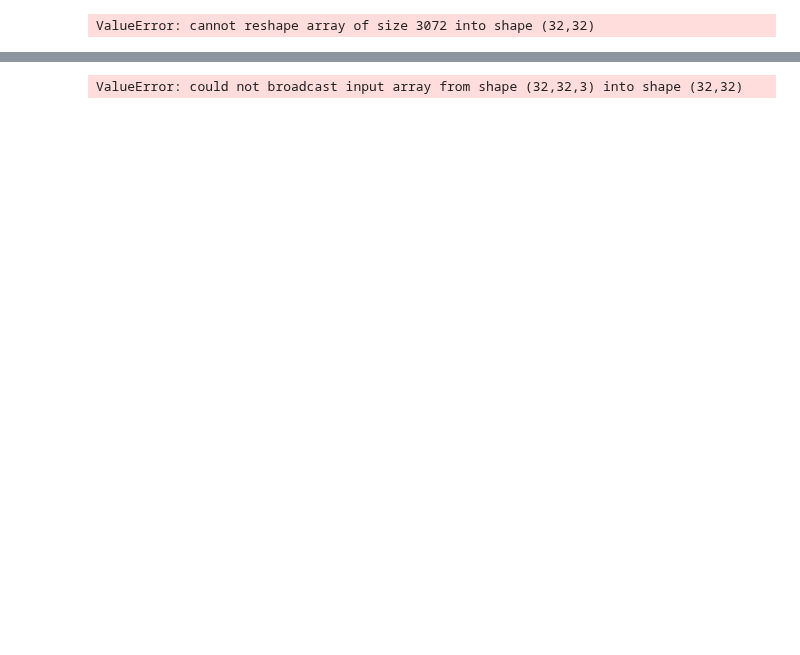
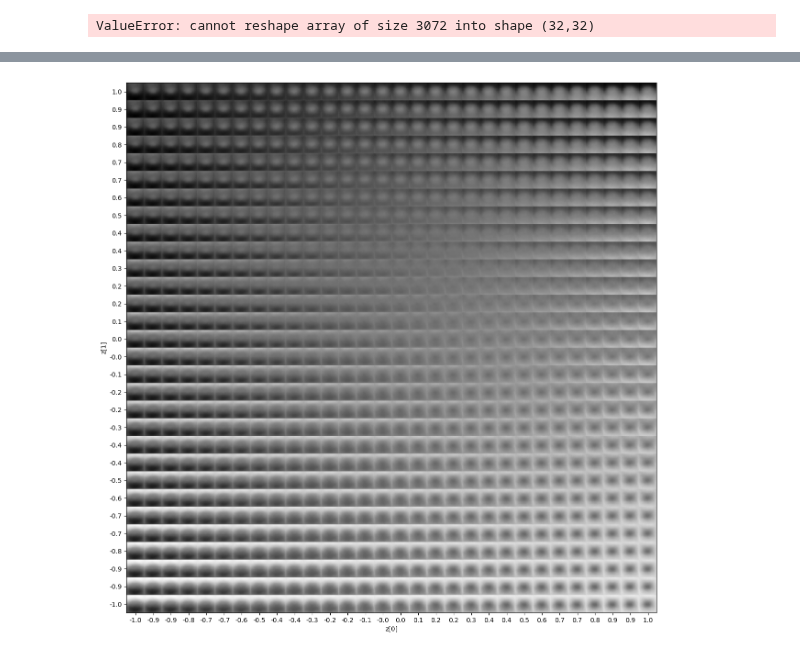
Before and after one commit to AhmedGamal411/DiffusionSpeech2Face, a Jupyter notebook: keras_vae.ipynb, the cells around one changed output, grey strips where cells are left out. Drawn from its saved outputs; the diff is of its cells as text; code cells hidden in the pictures; blank space fills up the shorter version.

```diff
--- a/keras_vae.ipynb
+++ b/keras_vae.ipynb
@@ -234,9 +235,12 @@ def plot_latent_space(vae, n=30, figsize=15):
         for j, xi in enumerate(grid_x):
             z_sample = np.array([[xi, yi]])
             x_decoded = vae.decoder.predict(z_sample)
-            print(x_decoded[0].shape)
-            print(x_decoded.shape)
-            digit = x_decoded[0].reshape(digit_size, digit_size,3)
+            x_decoded = x_decoded[0]
+            b = x_decoded[..., 0]
+            g = x_decoded[..., 1]
+            r = x_decoded[..., 2]
+            gray_image = 0.21 * r + 0.72 * g + 0.07 * b
+            digit = gray_image.reshape(digit_size, digit_size)
             figure[
                 i * digit_size : (i + 1) * digit_size,
                 j * digit_size : (j + 1) * digit_size,
@@ -277,5 +281,5 @@ def plot_label_clusters(vae, data, labels):
 (x_train, y_train), _ = keras.datasets.mnist.load_data()
 x_train = np.expand_dims(x_train, -1).astype("float32") / 255
 
-plot_label_clusters(vae, x_train, y_train)
+#plot_label_clusters(vae, x_train, y_train)
 # %% [output]
@@ -285 +303 @@ plot_label_clusters(vae, x_train, y_train)
-ValueError: could not broadcast input array from shape (32,32,3) into shape (32,32)
+[figure, added]
```
Also changed, not shown: parts of 5 cells of this notebook.
